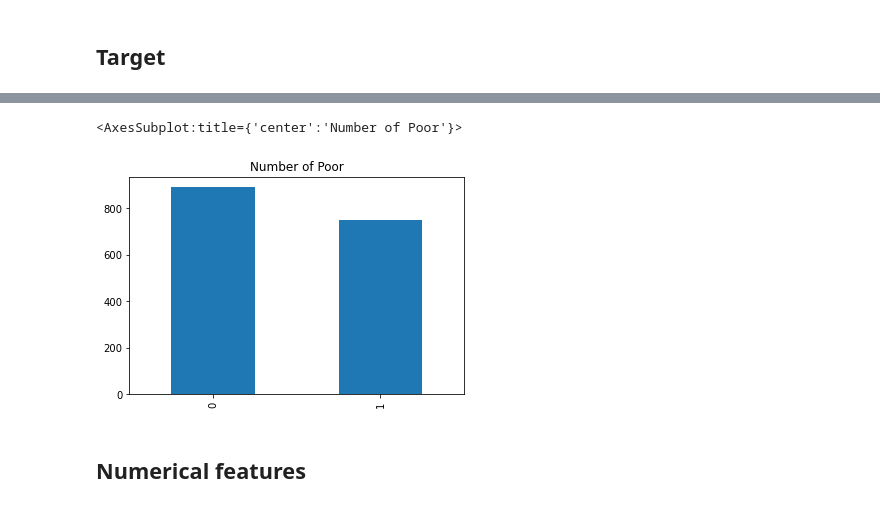
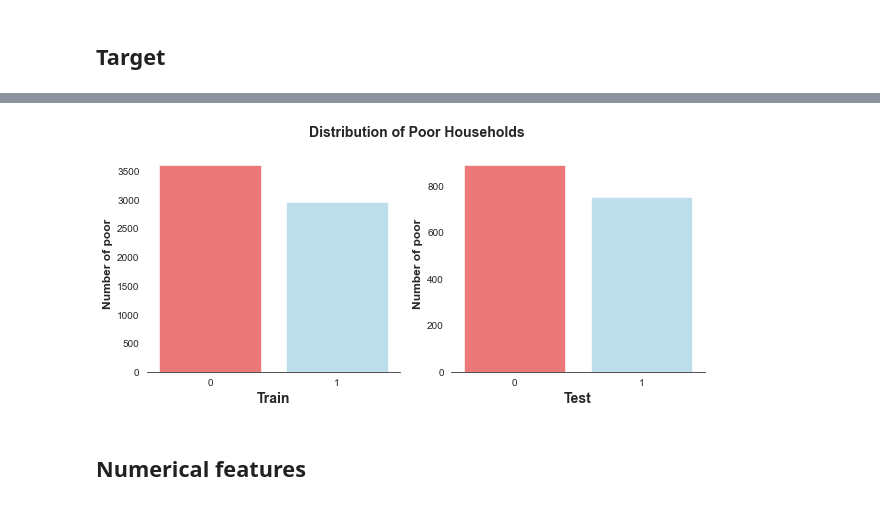
Before and after one commit to isabelpuche/DD_Pover-T_Tests, a Jupyter notebook: notebooks/Solutions_Pover-T_Tests.ipynb, the cells around one changed output, grey strips where cells are left out. Drawn from its saved outputs; the diff is of its cells as text; code cells hidden in the pictures.

```diff
--- a/notebooks/Solutions_Pover-T_Tests.ipynb
+++ b/notebooks/Solutions_Pover-T_Tests.ipynb
@@ -165,8 +166,40 @@ data_train.poor.value_counts().plot.bar(title='Number of Poor')
-# %%
-data_test.poor.value_counts().plot.bar(title='Number of Poor')
-# %% [output]
-<AxesSubplot:title={'center':'Number of Poor'}>
-[figure, removed]
+# %%
+sns.set_style('white')
+fig, axes = plt.subplots(1, 2, figsize = (10, 4))
+
+# Create a countplot
+sns.countplot(x='poor',
+              data=data_train,
+              order=[0, 1],
+              # Set colour of hue and transperency
+              palette = ["r","skyblue"],
+              alpha = 0.6,
+              ax=axes[0])
+
+# Final styling touche
+axes[0].set_ylabel("Number of poor", fontsize = 12, fontweight = "semibold")
+axes[0].set_xlabel("Train", fontweight = "semibold", fontsize = 14)
+
+
+# Create a countplot
+sns.countplot(x='poor',
+              data=data_test,
+              order=[0, 1],
+              # Set colour of hue and transperency
+              palette = ["r","skyblue"],
+              alpha = 0.6,
+              ax=axes[1])
+
+# Final styling touche
+axes[1].set_ylabel("Number of poor", fontsize = 12, fontweight = "semibold")
+axes[1].set_xlabel("Test", fontweight = "semibold", fontsize = 14)
+
+# Despine visualizations
+sns.despine(left=True)
+fig.suptitle("Distribution of Poor Households", fontweight = "semibold", fontsize = 14)
+plt.show()
+# %% [output]
+[figure, added]
 # %% [markdown]
 ## Numerical features
 # %%
```
Also changed, not shown: parts of 42 cells of this notebook, 6 other files.
